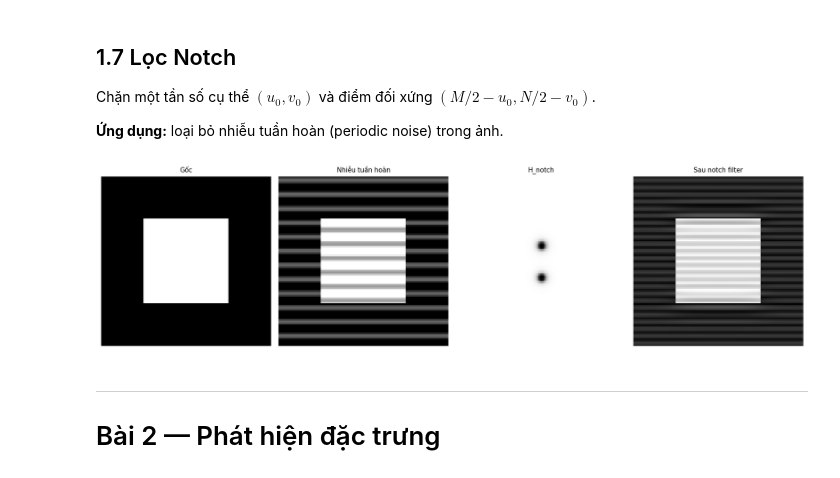
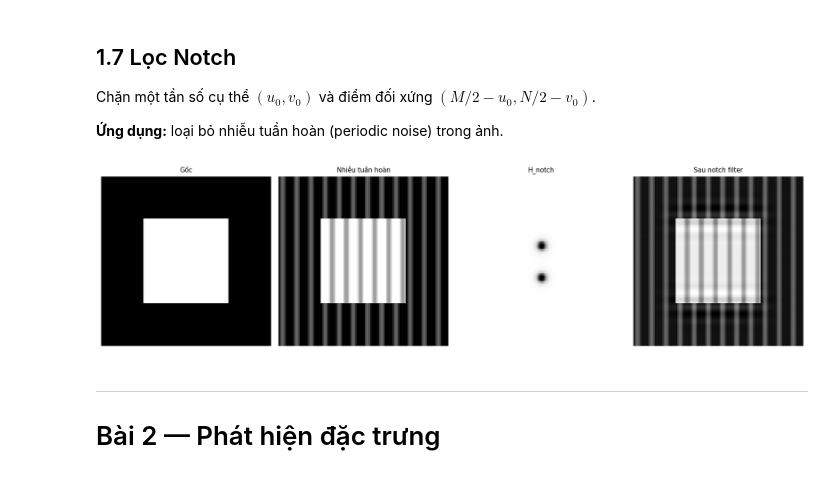
Before and after one commit to 208dongpha/CV, a Jupyter notebook: assignment_starter-2.ipynb, the cells around one changed output. Drawn from its saved outputs; the diff is of its cells as text; code cells hidden in the pictures.

```diff
--- a/assignment_starter-2.ipynb
+++ b/assignment_starter-2.ipynb
@@ -395,23 +395,23 @@ def butterworth_notch(M, N, u0, v0, D0, n):
 # %%
 # Tạo ảnh có nhiễu tuần hoàn
 def add_periodic_noise(img, u0, v0, amplitude=0.3):
     """Thêm nhiễu tuần hoàn dạng sóng sin 2D."""
     M, N = img.shape
     yy, xx = np.ogrid[:M, :N]
-    noise = amplitude * np.sin(2*np.pi*(u0*yy/N + v0*xx/M))
+    noise = amplitude * np.sin(2*np.pi*(u0*xx/N + v0*yy/M))
     return np.clip(img + noise, 0, 1)
 
 img_noisy = add_periodic_noise(img_rect, u0=12, v0=0, amplitude=0.4)
 M, N = img_noisy.shape
 
 H_notch = butterworth_notch(M, N, u0=12, v0=0, D0=3, n=2)
 g_notch  = apply_filter(img_noisy, H_notch)
 
 show_images([img_rect, img_noisy, H_notch, g_notch],
             ['Gốc', 'Nhiễu tuần hoàn', 'H_notch', 'Sau notch filter'],
             figsize=(14, 4))
 # %% [output]
-[figure, old version]
+[figure, new version]
 # %% [markdown]
 ---
 # Bài 2 — Phát hiện đặc trưng
```
Also changed, not shown: parts of 26 cells of this notebook, 23 other files.
